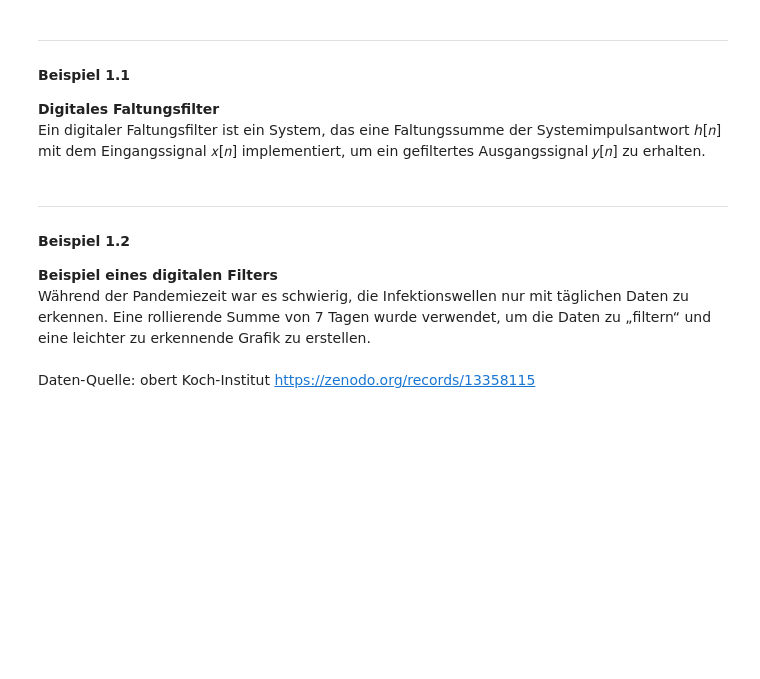
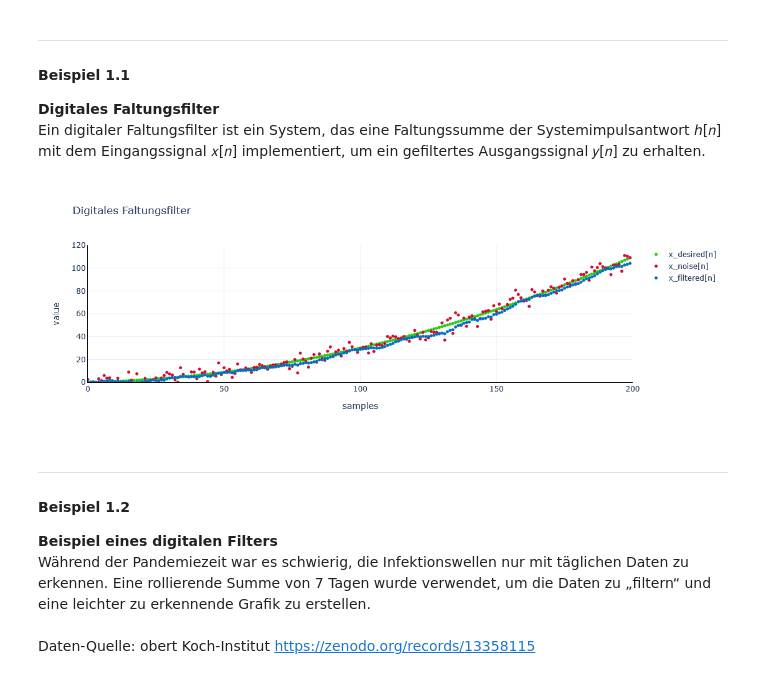
Before and after one commit to ferreirafurtado/ET1031_SigSys_HWR, a Jupyter notebook: Jupyter Notebook/ET1031_SigSys_JN_Kapitel-01.ipynb, the cells around one changed output. Drawn from its saved outputs; the diff is of its cells as text; code cells hidden in the pictures; blank space fills up the shorter version.

Commit message:
increased readability; unified parameters for graphs; removed whitespaces

```diff
--- a/Jupyter Notebook/ET1031_SigSys_JN_Kapitel-01.ipynb
+++ b/Jupyter Notebook/ET1031_SigSys_JN_Kapitel-01.ipynb
@@ -9,6 +9,9 @@ Prof. Dr. Luis Fernando Ferreira Furtado, Berlin, 16.08.2026<br/>
 </div>
 # %% [markdown]
 # Kapitel 1. Übersicht
+# %%
+# Default Werte
+layout_default_kwargs = {"width": 1000, "height": 400}
 # %% [markdown]
 <hr style="border:solid #000000 1px;height:1px;">
 
@@ -19,36 +22,43 @@ Ein digitaler Faltungsfilter ist ein System, das eine Faltungssumme der Systemim
 # %%
 import numpy as np
 import plotly.graph_objects as go
 
 # Define the impulse response (Filter)
 #h = [3/6, 2/6, 1/6]
 #h = [0.4, 0.3, 0.2, 0.1]
 #h = np.ones(10)/10
 h = [0.11, 0.1, 0.1, 0.1, 0.1, 0.1, 0.1, 0.1, 0.1, 0.1]
 
 # Define a time axis and a random signal as example
 samples = 200
 t = np.arange(0, samples) # Time in seconds
 x_desired = (t/(samples/10)) + (t/(samples/10))**2 # Desired signal
 x_noise = x_desired + np.random.normal(0, 4, size=len(t)) # Noisy signal
 
 # Execute the convolutional sum (fiter the noise signal)
 x_filtered = np.convolve(x_noise, h)[:samples]
 
 # Plot
 fig = go.Figure()
 fig.add_trace(go.Scatter(x=t, y=x_desired, name='x_desired[n]', mode='markers', marker=dict(size=5, color="#28CC12")))
 fig.add_trace(go.Scatter(x=t, y=x_noise, name='x_noise[n]', mode='markers', marker=dict(size=5, color='#D50C2F')))
 fig.add_trace(go.Scatter(x=t, y=x_filtered, name='x_filtered[n]', mode='markers', marker=dict(size=5, color='#0070C0')))
 
-fig.update_layout(xaxis_title='samples', yaxis_title='value', template='plotly_white',
-                  xaxis_range=[0,samples], yaxis_range=[0,120], height=600, width=1000,
-                  title=dict(text='Digitales Faltungsfilter'))
+fig.update_layout(
+    xaxis_title='samples',
+    yaxis_title='value',
+    template='plotly_white',
+    xaxis_range=[0,samples], yaxis_range=[0,120],
+    title=dict(text='Digitales Faltungsfilter'),
+    **layout_default_kwargs
+)
 
 fig.update_xaxes(showline=True, linewidth=1, linecolor='black')
 fig.update_yaxes(showline=True, linewidth=1, linecolor='black')
 
 fig.show()
+# %% [output]
+[figure, added]
 # %% [markdown]
 <hr style="border:solid #000000 1px;height:1px;">
 
```
Also changed, not shown: parts of 2 cells of this notebook.
